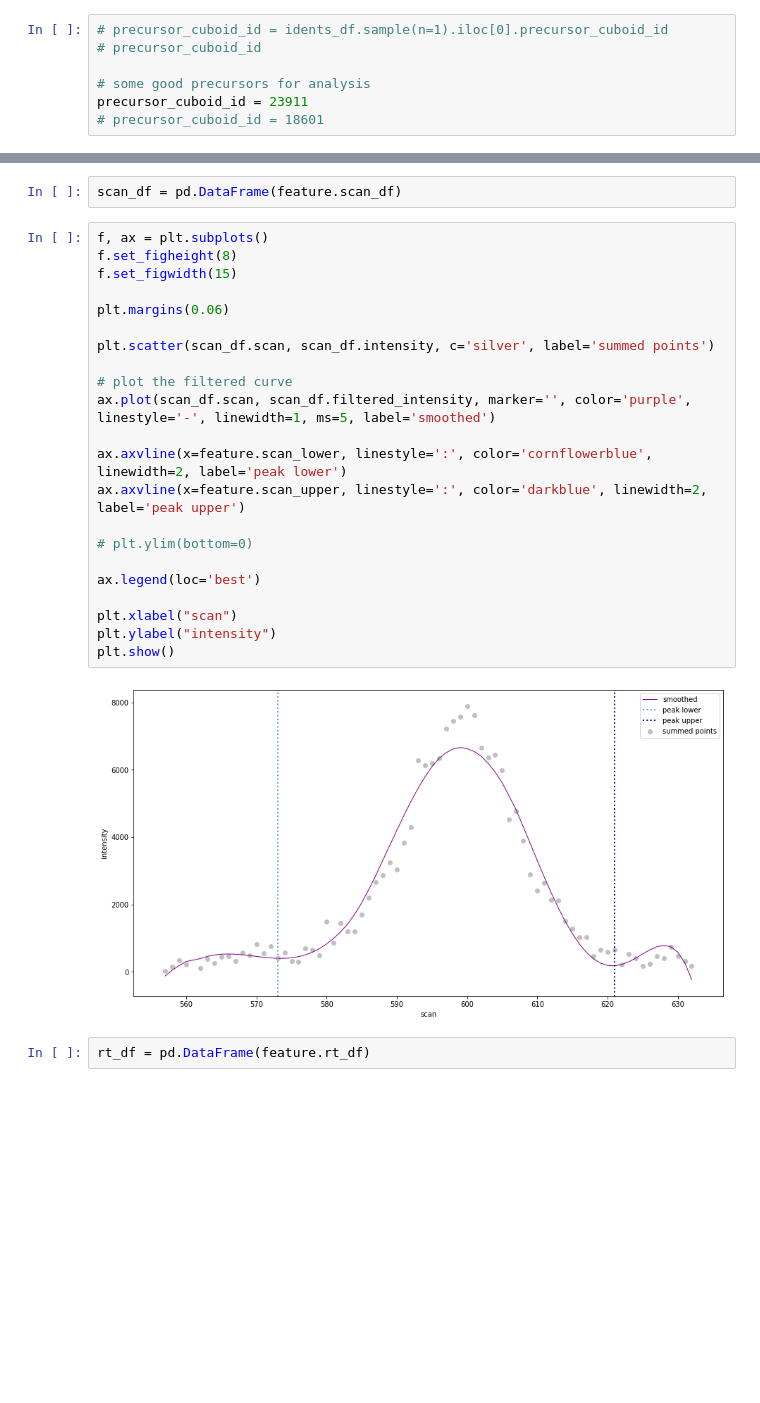
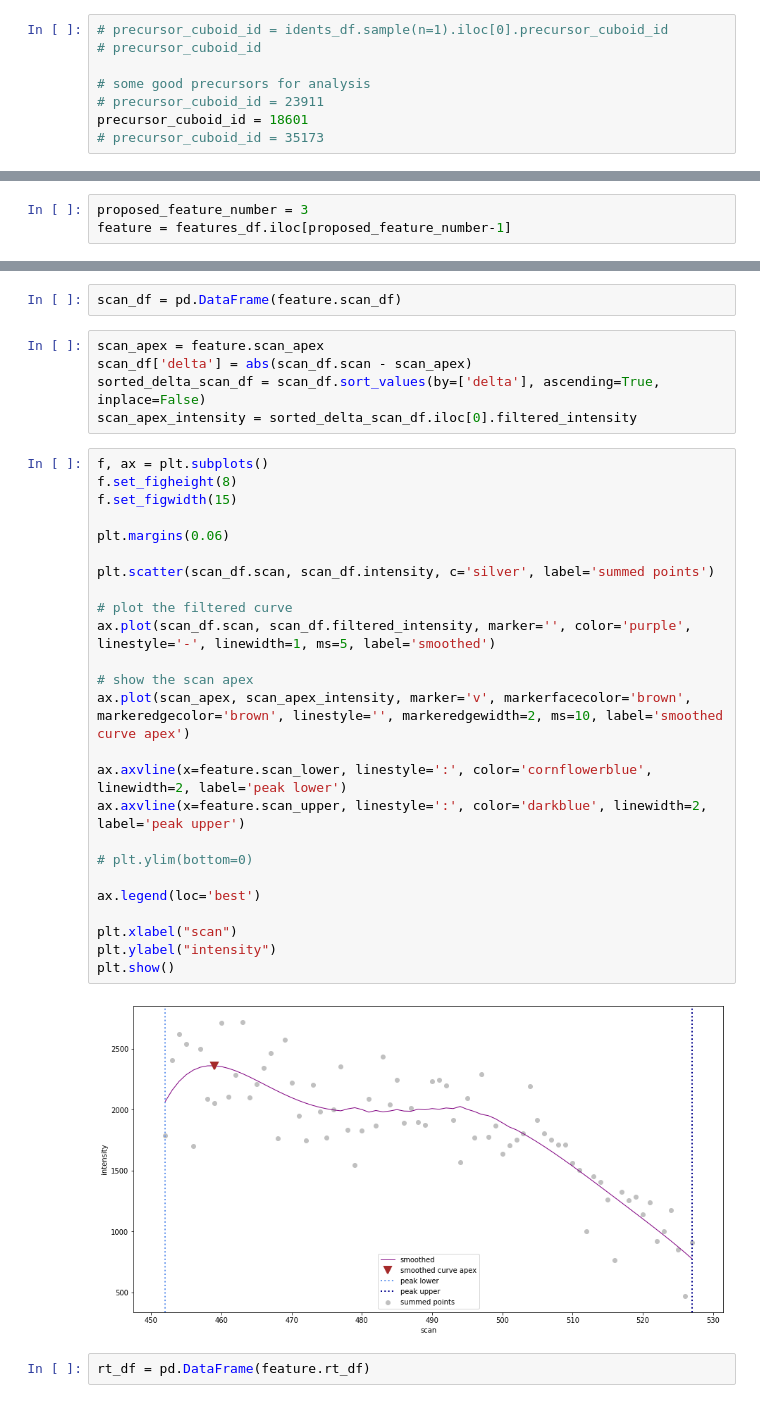
Before and after one commit to WEHI-Proteomics/tfde, a Jupyter notebook: notebooks/paper 2 - visualising before and after ms1 intensity descent.ipynb, the cells around one changed output, grey strips where cells are left out. Drawn from its saved outputs; the diff is of its cells as text; blank space fills up the shorter version.

```diff
--- a/notebooks/paper 2 - visualising before and after ms1 intensity descent.ipynb
+++ b/notebooks/paper 2 - visualising before and after ms1 intensity descent.ipynb
@@ -27,8 +27,9 @@ idents_df = d['features_df']
 # precursor_cuboid_id
 
 # some good precursors for analysis
-precursor_cuboid_id = 23911
-# precursor_cuboid_id = 18601
+# precursor_cuboid_id = 23911
+precursor_cuboid_id = 18601
+# precursor_cuboid_id = 35173
 # %% [markdown]
 #### generate the visualisation file
 
@@ -265,0 +279,3 @@ feature = features_df.iloc[proposed_feature_number-1]
+# %%
+proposed_feature_number = 3
+feature = features_df.iloc[proposed_feature_number-1]
@@ -336,28 +363,36 @@ Name: 1, dtype: object
 # %%
 scan_df = pd.DataFrame(feature.scan_df)
+# %%
+scan_apex = feature.scan_apex
+scan_df['delta'] = abs(scan_df.scan - scan_apex)
+sorted_delta_scan_df = scan_df.sort_values(by=['delta'], ascending=True, inplace=False)
+scan_apex_intensity = sorted_delta_scan_df.iloc[0].filtered_intensity
 # %%
 f, ax = plt.subplots()
 f.set_figheight(8)
 f.set_figwidth(15)
 
 plt.margins(0.06)
 
 plt.scatter(scan_df.scan, scan_df.intensity, c='silver', label='summed points')
 
 # plot the filtered curve
 ax.plot(scan_df.scan, scan_df.filtered_intensity, marker='', color='purple', linestyle='-', linewidth=1, ms=5, label='smoothed')
 
+# show the scan apex
+ax.plot(scan_apex, scan_apex_intensity, marker='v', markerfacecolor='brown', markeredgecolor='brown', linestyle='', markeredgewidth=2, ms=10, label='smoothed curve apex')
+
 ax.axvline(x=feature.scan_lower, linestyle=':', color='cornflowerblue', linewidth=2, label='peak lower')
 ax.axvline(x=feature.scan_upper, linestyle=':', color='darkblue', linewidth=2, label='peak upper')
 
 # plt.ylim(bottom=0)
 
 ax.legend(loc='best')
 
 plt.xlabel("scan")
 plt.ylabel("intensity")
 plt.show()
 # %% [output]
-[figure, old version]
+[figure, new version]
 # %%
 rt_df = pd.DataFrame(feature.rt_df)
```
Also changed, not shown: parts of 23 cells of this notebook, 3 other files.
